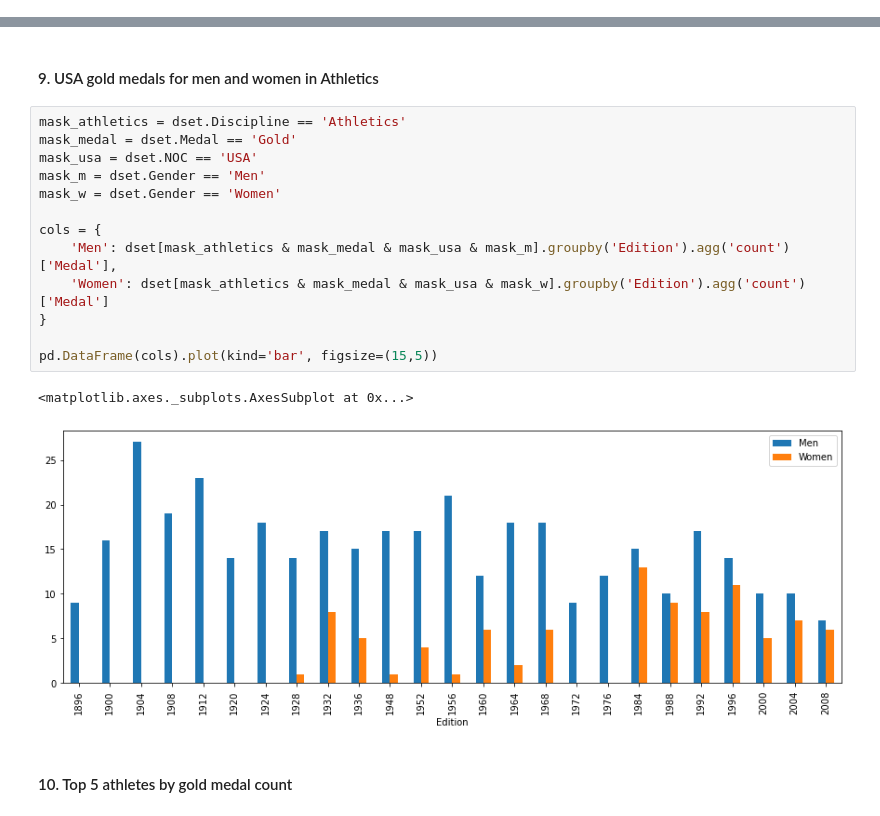
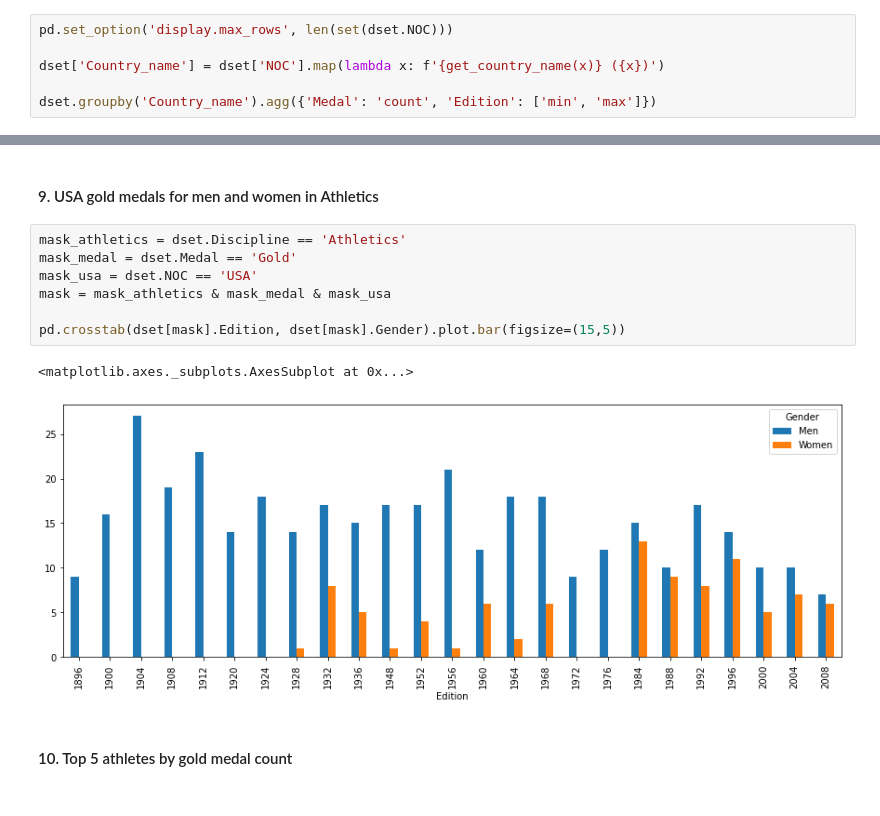
Before and after one commit to anipy/study_stuff, a Jupyter notebook: hw-pandas/EPAM-Homework-pandas.ipynb, the cells around one changed output, grey strips where cells are left out. Saved outputs shown, nothing was run; the diff lists cells and outputs as text.

```diff
--- a/hw-pandas/EPAM-Homework-pandas.ipynb
+++ b/hw-pandas/EPAM-Homework-pandas.ipynb
@@ -223,0 +193,6 @@ result
+# %%
+pd.set_option('display.max_rows', len(set(dset.NOC)))
+
+dset['Country_name'] = dset['NOC'].map(lambda x: f'{get_country_name(x)} ({x})')
+
+dset.groupby('Country_name').agg({'Medal': 'count', 'Edition': ['min', 'max']})
@@ -246,19 +241,13 @@ dset[mask_beijing & mask_discipline]
 # %%
 mask_athletics = dset.Discipline == 'Athletics'
 mask_medal = dset.Medal == 'Gold'
 mask_usa = dset.NOC == 'USA'
-mask_m = dset.Gender == 'Men'
-mask_w = dset.Gender == 'Women'
+mask = mask_athletics & mask_medal & mask_usa
 
-cols = {
-    'Men': dset[mask_athletics & mask_medal & mask_usa & mask_m].groupby('Edition').agg('count')['Medal'],
-    'Women': dset[mask_athletics & mask_medal & mask_usa & mask_w].groupby('Edition').agg('count')['Medal']
-}
-
-pd.DataFrame(cols).plot(kind='bar', figsize=(15,5))
+pd.crosstab(dset[mask].Edition, dset[mask].Gender).plot.bar(figsize=(15,5))
 # %% [output]
 <matplotlib.axes._subplots.AxesSubplot at 0x...>
-[figure, old version]
+[figure, new version]
 # %% [markdown]
 #### 10. Top 5 athletes by gold medal count
 # %%
```
Also changed, not shown: parts of 9 cells of this notebook.
